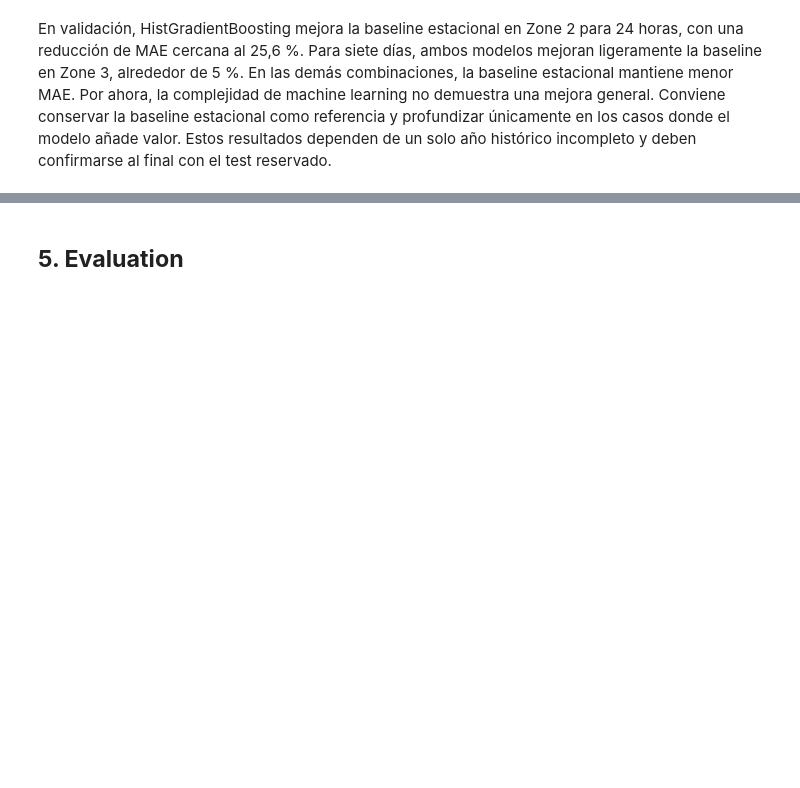
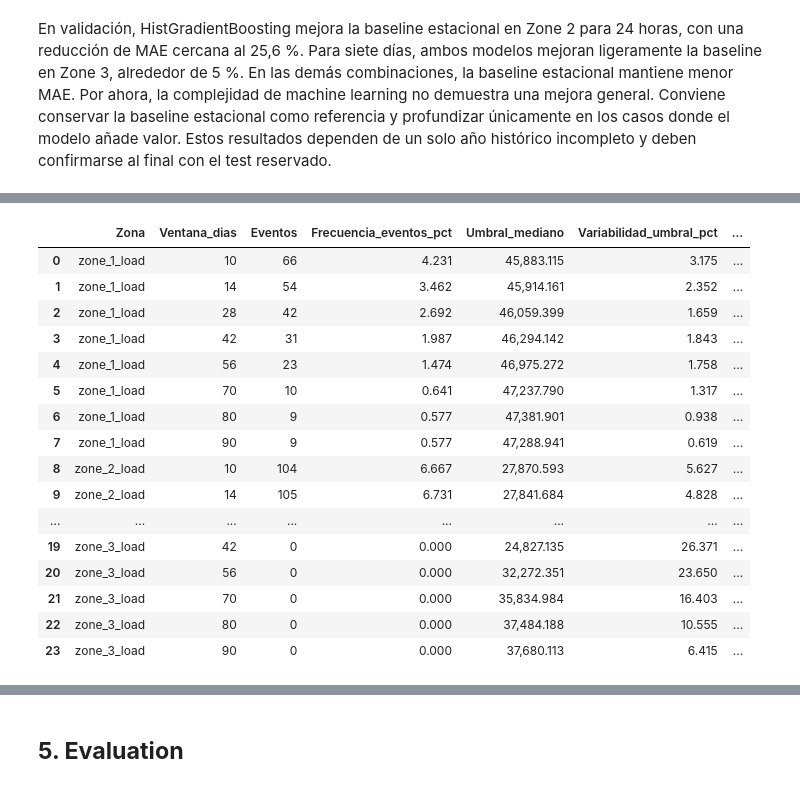
Before and after one commit to camiloarg30/energy-demand-intelligence, a Jupyter notebook: notebooks/Energy_Demand_Intelligence.ipynb, the cells around one changed output, grey strips where cells are left out. Cells and saved outputs as stored; diff of their text form; code cells hidden in the pictures; blank space fills up the shorter version.

```diff
--- a/notebooks/Energy_Demand_Intelligence.ipynb
+++ b/notebooks/Energy_Demand_Intelligence.ipynb
@@ -1020,0 +1265,13 @@ En validación, HistGradientBoosting mejora la baseline estacional en Zone 2 par
+# %%
+for zone in zones:
+
+    train = hourly.loc[:train_end, zone]
+    validation = hourly.loc[val_start:val_end, zone]
+
+    threshold = train.quantile(0.95)
+
+    print(f"\n{zone}")
+    print(f"Umbral P95 entrenamiento: {threshold:.2f}")
+    print(f"Máximo validación: {validation.max():.2f}")
+    print(f"P95 validación: {validation.quantile(0.95):.2f}")
+    print(f"Eventos elevados: {(validation >= threshold).sum()}")
@@ -1020,0 +1296,80 @@ En validación, HistGradientBoosting mejora la baseline estacional en Zone 2 par
+# %%
+# Ventanas candidatas en días
+candidate_windows = [10, 14, 28, 42, 56, 70, 80, 90]
+
+# Periodo interno de calibración, dentro del entrenamiento
+calibration_start = pd.Timestamp("2017-09-01")
+calibration_end = train_end
+
+results_windows = []
+
+for zone in zones:
+
+    series = hourly[zone]
+
+    for days in candidate_windows:
+
+        window_hours = days * 24
+
+        # Percentil 95 móvil, utilizando únicamente datos anteriores
+        rolling_threshold = (
+            series.shift(1)
+            .rolling(window_hours, min_periods=window_hours)
+            .quantile(0.95)
+        )
+
+        thresholds = rolling_threshold.loc[
+            calibration_start:calibration_end
+        ].dropna()
+
+        actual = series.loc[thresholds.index]
+
+        # Eventos elevados
+        events = actual > thresholds
+
+        # Variabilidad del umbral
+        threshold_cv = (
+            thresholds.std() / thresholds.mean() * 100
+        )
+
+        # Variación porcentual diaria del umbral
+        daily_threshold = thresholds.resample("D").last()
+
+        daily_change = (
+            daily_threshold.pct_change().abs().dropna() * 100
+        )
+
+        results_windows.append({
+            "Zona": zone,
+            "Ventana_dias": days,
+            "Eventos": int(events.sum()),
+            "Frecuencia_eventos_pct": events.mean() * 100,
+            "Umbral_mediano": thresholds.median(),
+            "Variabilidad_umbral_pct": threshold_cv,
+            "Cambio_diario_medio_pct": daily_change.mean()
+        })
+
+# Consolidación
+window_comparison = pd.DataFrame(results_windows)
+
+display(
+    window_comparison.round(3)
+)
+# %% [output]
+|  | Zona | Ventana_dias | Eventos | Frecuencia_eventos_pct | Umbral_mediano | Variabilidad_umbral_pct | ... |
+| 0 | zone_1_load | 10 | 66 | 4.231 | 45,883.115 | 3.175 | ... |
+| 1 | zone_1_load | 14 | 54 | 3.462 | 45,914.161 | 2.352 | ... |
+| 2 | zone_1_load | 28 | 42 | 2.692 | 46,059.399 | 1.659 | ... |
+| 3 | zone_1_load | 42 | 31 | 1.987 | 46,294.142 | 1.843 | ... |
+| 4 | zone_1_load | 56 | 23 | 1.474 | 46,975.272 | 1.758 | ... |
+| 5 | zone_1_load | 70 | 10 | 0.641 | 47,237.790 | 1.317 | ... |
+| 6 | zone_1_load | 80 | 9 | 0.577 | 47,381.901 | 0.938 | ... |
+| 7 | zone_1_load | 90 | 9 | 0.577 | 47,288.941 | 0.619 | ... |
+| 8 | zone_2_load | 10 | 104 | 6.667 | 27,870.593 | 5.627 | ... |
+| 9 | zone_2_load | 14 | 105 | 6.731 | 27,841.684 | 4.828 | ... |
+| ... | ... | ... | ... | ... | ... | ... | ... |
+| 19 | zone_3_load | 42 | 0 | 0.000 | 24,827.135 | 26.371 | ... |
+| 20 | zone_3_load | 56 | 0 | 0.000 | 32,272.351 | 23.650 | ... |
+| 21 | zone_3_load | 70 | 0 | 0.000 | 35,834.984 | 16.403 | ... |
+| 22 | zone_3_load | 80 | 0 | 0.000 | 37,484.188 | 10.555 | ... |
+| 23 | zone_3_load | 90 | 0 | 0.000 | 37,680.113 | 6.415 | ... |
```
Also changed, not shown: parts of 11 cells of this notebook, 57 other files.
